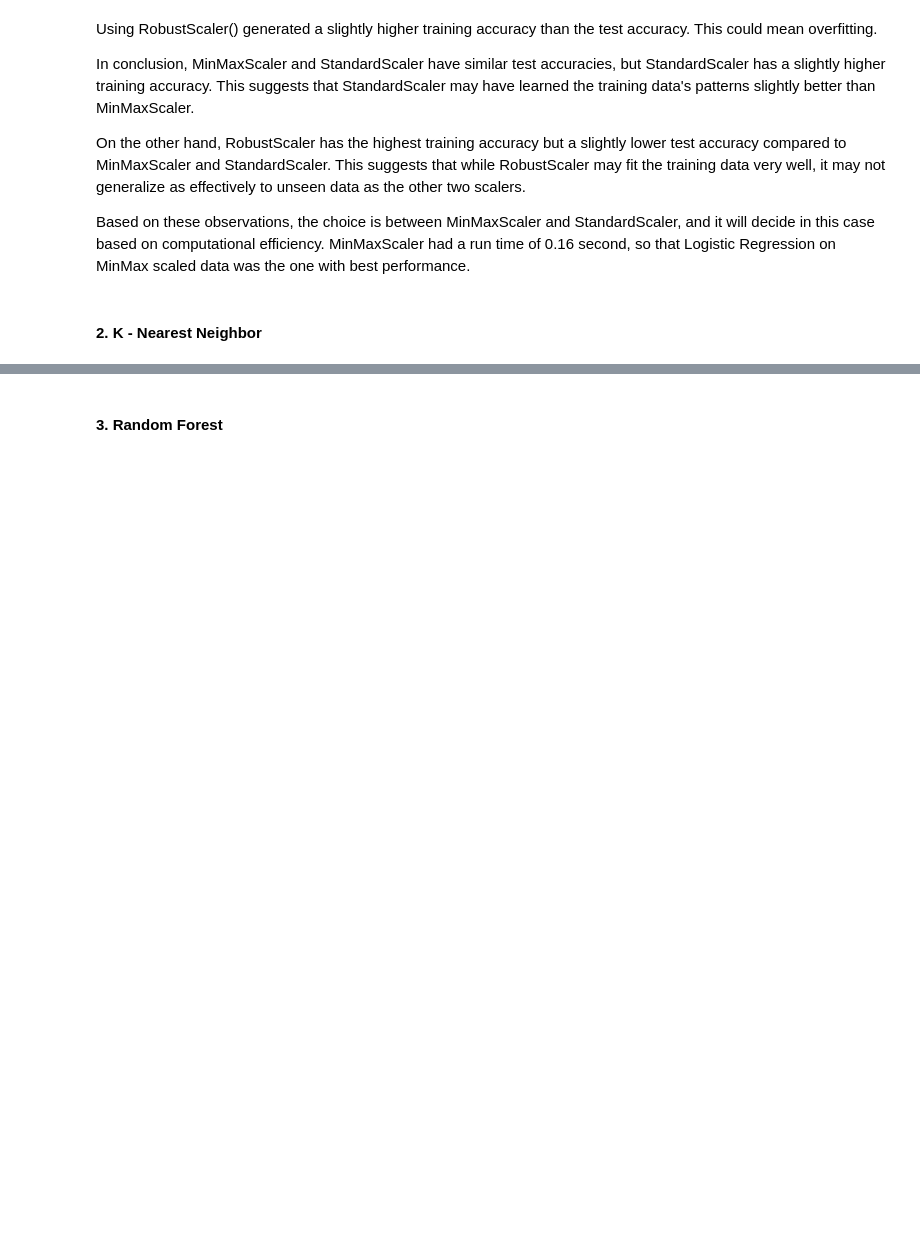
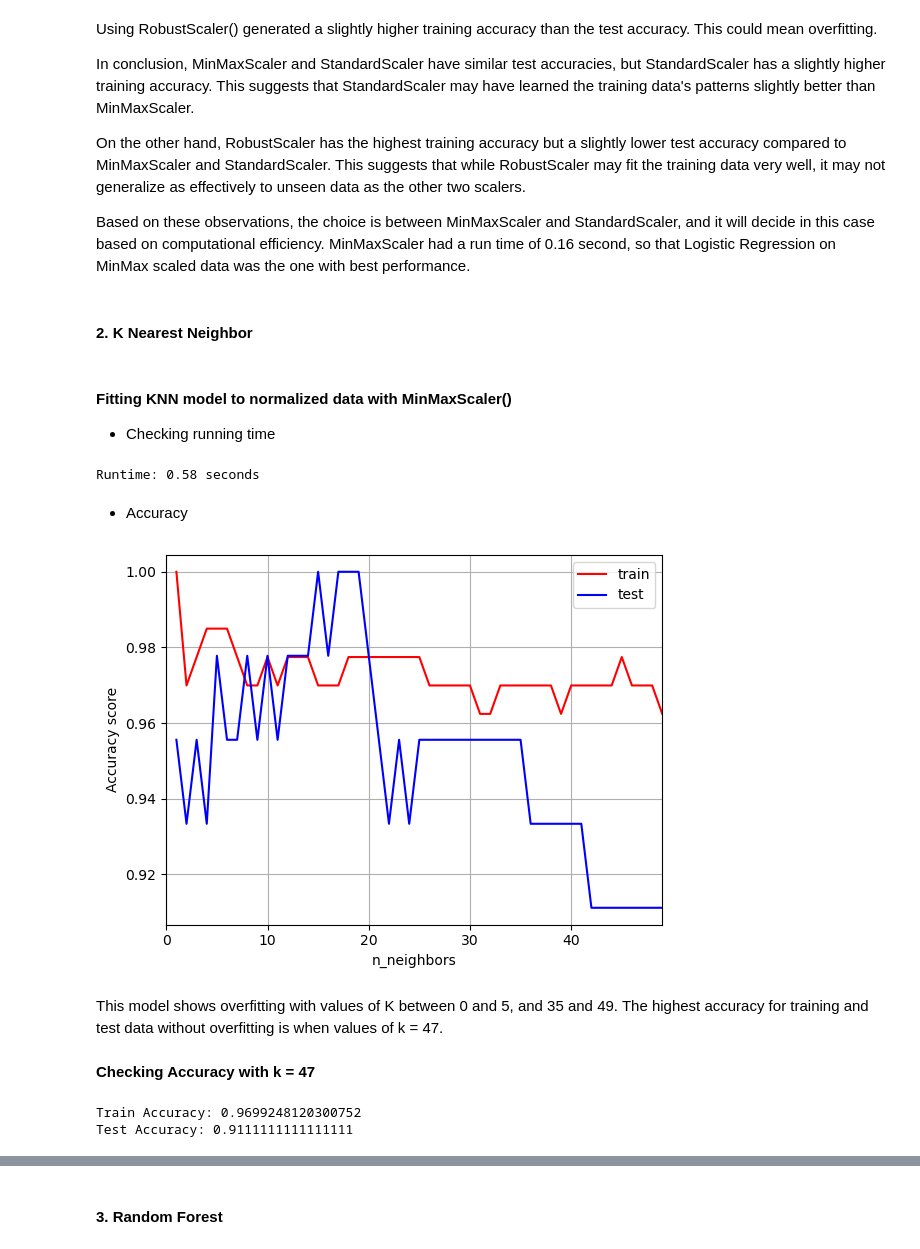
Before and after one commit to danielamartinezli/wine_classification, a Jupyter notebook: notebook/wine.ipynb, the cells around one changed output, grey strips where cells are left out. Saved outputs shown, nothing was run; the diff lists cells and outputs as text; code cells hidden in the pictures; blank space fills up the shorter version.

```diff
--- a/notebook/wine.ipynb
+++ b/notebook/wine.ipynb
@@ -832,4 +841,73 @@ On the other hand, RobustScaler has the highest training accuracy but a slightly
 
 Based on these observations, the choice is between MinMaxScaler and StandardScaler, and it will decide in this case based on computational efficiency. MinMaxScaler had a run time of 0.16 second, so that Logistic Regression on MinMax scaled data was the one with best performance.
 # %% [markdown]
-#### 2. K - Nearest Neighbor
+#### 2. K Nearest Neighbor
+# %% [markdown]
+#### Fitting KNN model to normalized data with MinMaxScaler()
+
+- Checking running time
+# %%
+start = time.time()
+
+# The different K values to try out and save to 'neighbors'
+neighbors = range(1, 50)
+
+# Empty lists to append the accuracies to
+train_acc_mm = []
+test_acc_mm = []
+
+# Loop through neighbors
+for K in neighbors:
+
+    # Instantiate the model
+    knn = KNeighborsClassifier(n_neighbors=K)
+
+    # Fit the model
+    knn.fit(X_train_mm, y_train)
+
+    # Score the model
+    train_acc_mm.append(knn.score(X_train_mm, y_train))
+    test_acc_mm.append(knn.score(X_test_mm, y_test))
+
+stop = time.time()
+runtime_knn_mm = stop-start
+print(f"Runtime: {round(runtime_knn_mm,2)} seconds")
+# %% [output]
+Runtime: 0.58 seconds
+# %% [markdown]
+- Accuracy
+# %%
+# Plot the accuracies
+plt.figure()
+plt.plot(neighbors, train_acc_mm, c='red', label='train')
+plt.plot(neighbors, test_acc_mm, c='blue', label='test')
+plt.xlabel("n_neighbors")
+plt.ylabel("Accuracy score")
+plt.grid(True)
+plt.legend()
+plt.xlim(0, max(neighbors))  # Adjust the x-axis limits
+plt.show()
+# %% [output]
+[figure, added]
+# %% [markdown]
+This model shows overfitting with values of K between 0 and 5, and 35 and 49. The highest accuracy for training and test data without overfitting is when values of k = 47.
+# %% [markdown]
+**Checking Accuracy with k = 47**
+# %%
+# KNN that performed best on scaled data
+# Instantiate the model
+knn_mm = KNeighborsClassifier(n_neighbors=47)
+
+# Fit the model
+knn_mm.fit(X_train_mm, y_train)
+
+# Store accuracy scores
+knn_mm_train = knn_mm.score(X_train_mm, y_train)
+knn_mm_test = knn_mm.score(X_test_mm, y_test)
+
+# Score the model
+print(f"Train Accuracy: {knn_mm_train}")
+print(f"Test Accuracy: {knn_mm_test}")
+# %% [output]
+Train Accuracy: 0.9699248120300752
+Test Accuracy: 0.9111111111111111
```
Also changed, not shown: parts of 16 cells of this notebook.
